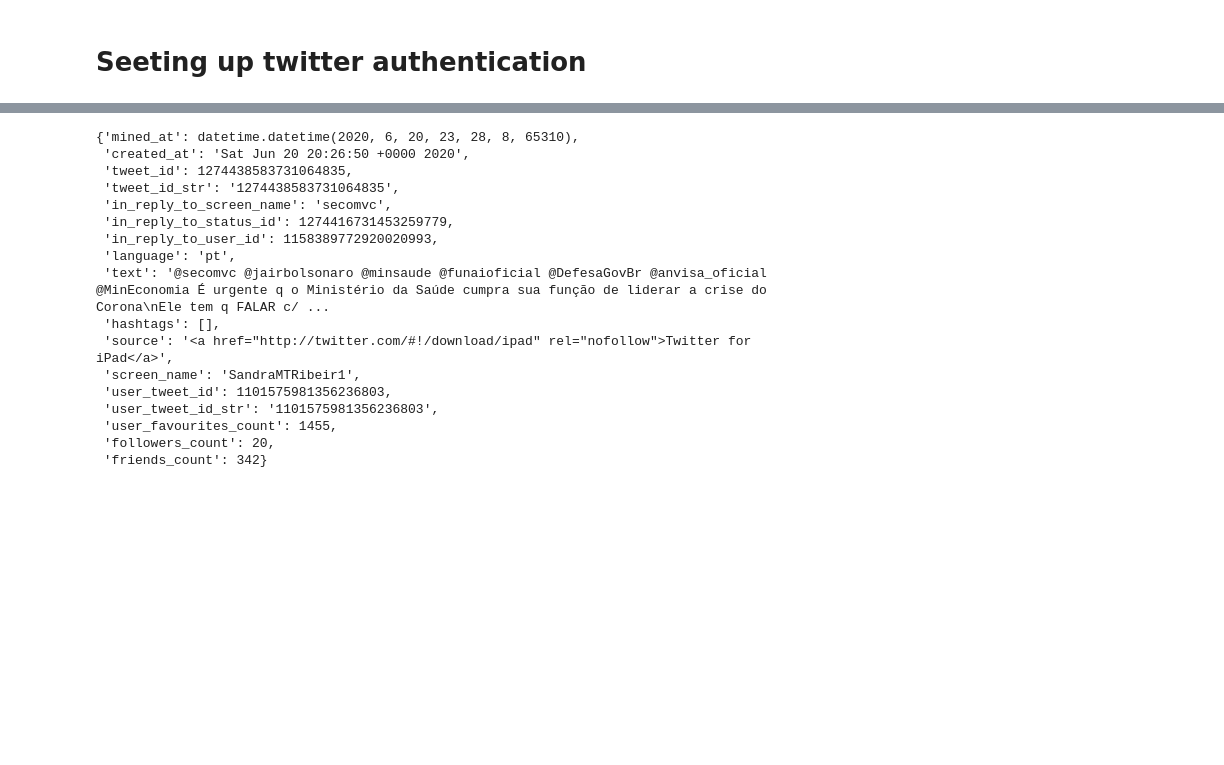
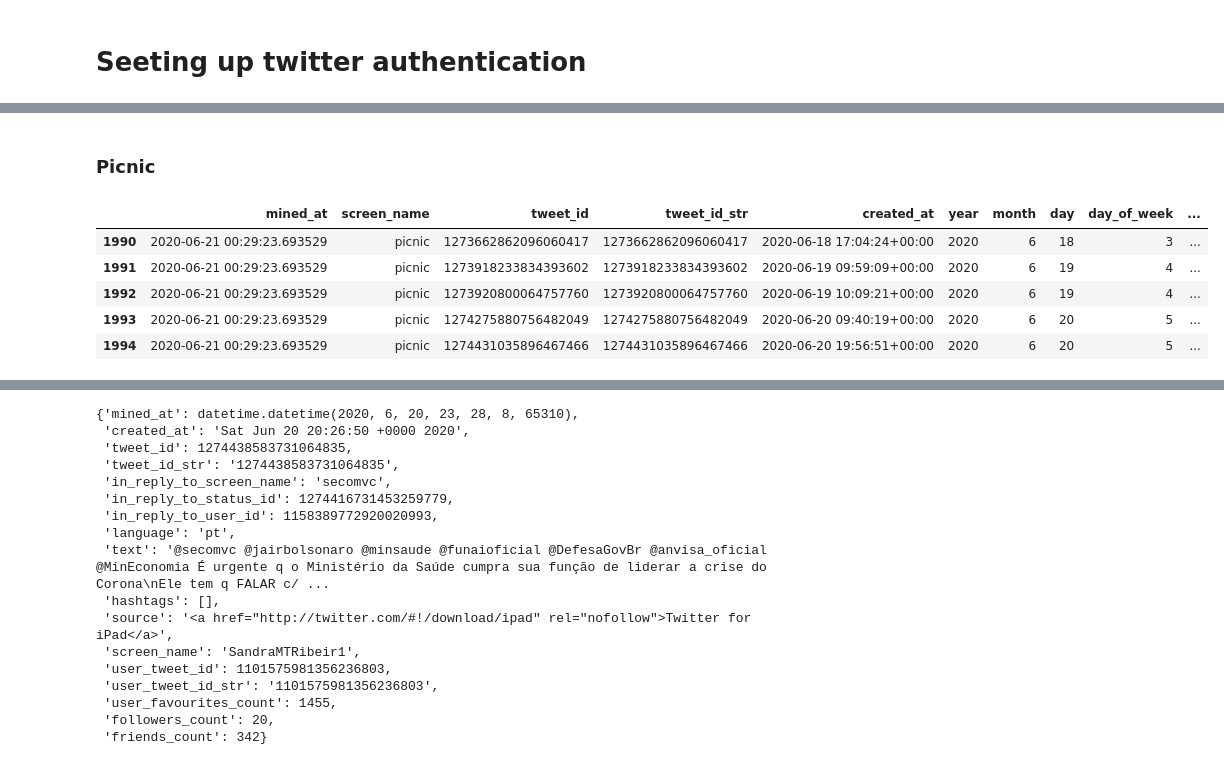
Before and after one commit to dpbac/twitter_analysis_online_grocery_NL, a Jupyter notebook: notebooks/01-collecting_and_saving_tweets.ipynb, the cells around one changed output, grey strips where cells are left out. Drawn from its saved outputs; the diff is of its cells as text; code cells hidden in the pictures; blank space fills up the shorter version.

Commit message:
Update notebook to retrieve and save twitter data

```diff
--- a/notebooks/01-collecting_and_saving_tweets.ipynb
+++ b/notebooks/01-collecting_and_saving_tweets.ipynb
@@ -66,7 +66,8 @@ class TweetMiner(object):
                                                         include_rts=mine_retweets)
                 statuses = [ _.AsDict() for _ in statuses]
             else:
-                statuses   =   self.api.GetUserTimeline(screen_name=user, count=self.result_limit, include_rts=mine_retweets)
+                statuses   =   self.api.GetUserTimeline(screen_name=user, count=self.result_limit,
+                                                        include_rts=mine_retweets)
                 statuses = [_.AsDict() for _ in statuses]
 
             for item in statuses:
@@ -84,6 +85,7 @@ class TweetMiner(object):
                         'source':           item['source'],
                         'language':         item['lang'],
                         'retweet_count':    item['retweet_count'],
+                        #user info
                         'user_favourites_count': item['user']['favourites_count'],
                         'followers_count':  item['user']['followers_count'],
                         'friends_count':    item['user']['friends_count']
@@ -97,11 +99,12 @@ class TweetMiner(object):
                         'tweet_id':         item['id'],
                         'tweet_id_str':     item['id_str'],
                         'screen_name':      item['user']['screen_name'],
-                        'favorite_count':   item['favorite_count'],
+#                         'favorite_count':   item['favorite_count'],
                         'text':             item['full_text'],
                         'source':           item['source'],
                         'language':         item['lang'],
                         'retweet_count':    0,
+                        # user info
                         'user_favourites_count': item['user']['favourites_count'],
                         'followers_count':  item['user']['followers_count'],
                         'friends_count':    item['user']['friends_count']
@@ -124,7 +127,8 @@ class TweetMiner(object):
         while page <= max_pages:
 
             if last_tweet_id:
-                statuses = api.GetSearch(raw_query=raw_query, count = count, result_type=result_type, max_id=last_tweet_id - 1)
+                statuses = api.GetSearch(raw_query=raw_query, count = count, result_type=result_type,
+                                         max_id=last_tweet_id - 1)
                 statuses = [ _.AsDict() for _ in statuses]
             else:
                 statuses = api.GetSearch(raw_query=raw_query, count = count, result_type=result_type)
@@ -316,0 +251,17 @@ len(search_bolsonaro_covid)
+# %% [markdown]
+### Picnic
+# %%
+# Result limit == count parameter from our GetUserTimeline() it can take max 200
+# More pages more back in time you can go
+miner = TweetMiner(api, result_limit=20, max_pages = 100)
+picnic = miner.mine_user_tweets(user="picnic")
+df_picnic = processing_and_saving(pd.DataFrame(picnic), "picnic")
+# %%
+df_picnic.tail()
+# %% [output]
+|  | mined_at | screen_name | tweet_id | tweet_id_str | created_at | year | month | day | day_of_week | ... |
+| 1990 | 2020-06-21 00:29:23.693529 | picnic | 1273662862096060417 | 1273662862096060417 | 2020-06-18 17:04:24+00:00 | 2020 | 6 | 18 | 3 | ... |
+| 1991 | 2020-06-21 00:29:23.693529 | picnic | 1273918233834393602 | 1273918233834393602 | 2020-06-19 09:59:09+00:00 | 2020 | 6 | 19 | 4 | ... |
+| 1992 | 2020-06-21 00:29:23.693529 | picnic | 1273920800064757760 | 1273920800064757760 | 2020-06-19 10:09:21+00:00 | 2020 | 6 | 19 | 4 | ... |
+| 1993 | 2020-06-21 00:29:23.693529 | picnic | 1274275880756482049 | 1274275880756482049 | 2020-06-20 09:40:19+00:00 | 2020 | 6 | 20 | 5 | ... |
+| 1994 | 2020-06-21 00:29:23.693529 | picnic | 1274431035896467466 | 1274431035896467466 | 2020-06-20 19:56:51+00:00 | 2020 | 6 | 20 | 5 | ... |
```
Also changed, not shown: parts of 45 cells of this notebook.
